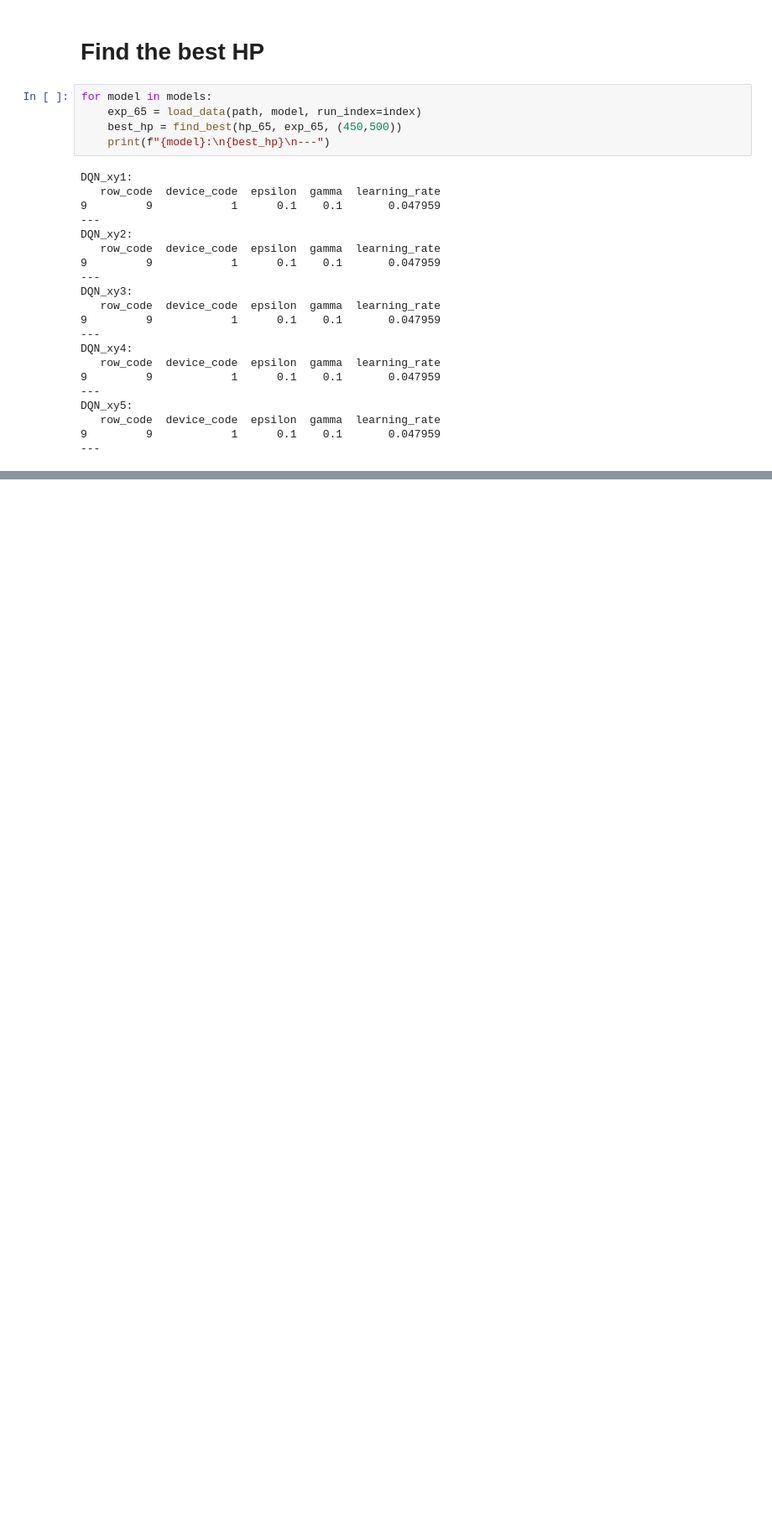
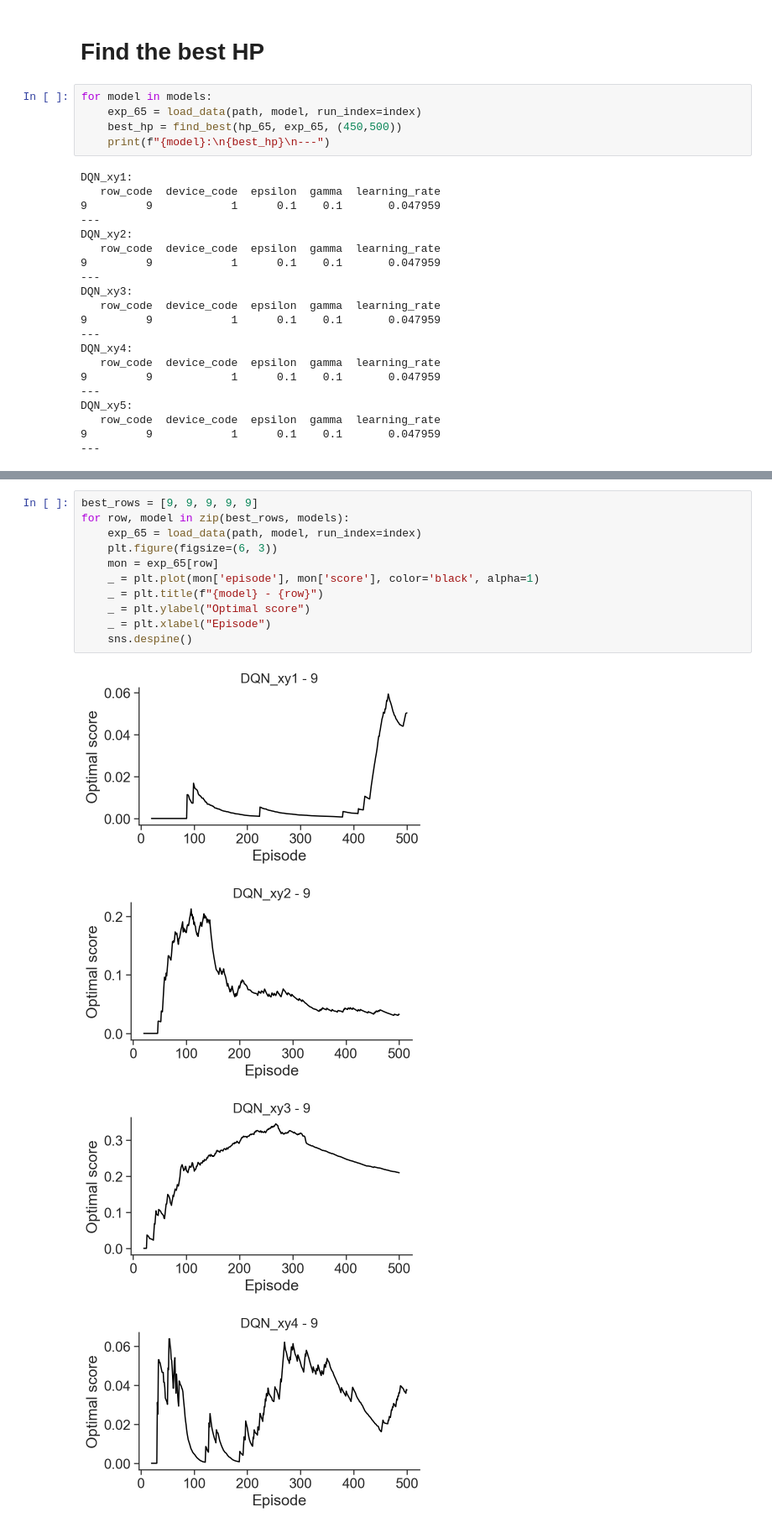
Before and after one commit to CoAxLab/azad, a Jupyter notebook: notebooks/wythoff_exp65.ipynb, the cells around one changed output, grey strips where cells are left out. Shown at 84% size. Saved outputs shown, nothing was run; the diff lists cells and outputs as text; blank space fills up the shorter version.

Commit message:
Added more plots to exp65 analysis
- Explosion and performance are correlated.
- What insanity

```diff
--- a/notebooks/wythoff_exp65.ipynb
+++ b/notebooks/wythoff_exp65.ipynb
@@ -200,0 +212,16 @@ DQN_xy5:
+# %%
+best_rows = [9, 9, 9, 9, 9]
+for row, model in zip(best_rows, models):
+    exp_65 = load_data(path, model, run_index=index)
+    plt.figure(figsize=(6, 3))
+    mon = exp_65[row]
+    _ = plt.plot(mon['episode'], mon['score'], color='black', alpha=1)
+    _ = plt.title(f"{model} - {row}")
+    _ = plt.ylabel("Optimal score")
+    _ = plt.xlabel("Episode")
+    sns.despine()
+# %% [output]
+[figure, added]
+[figure, added]
+[figure, added]
+[figure, added]
```
Also changed, not shown: parts of 9 cells of this notebook.
